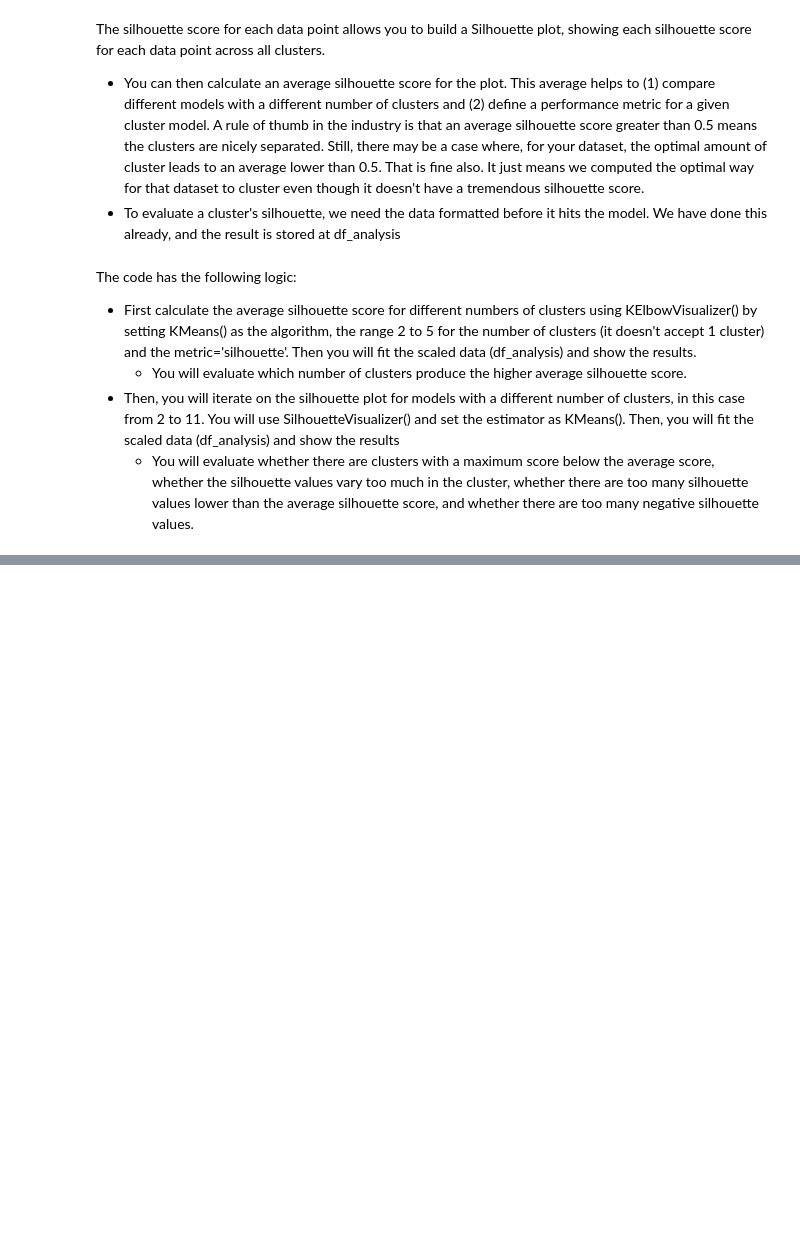
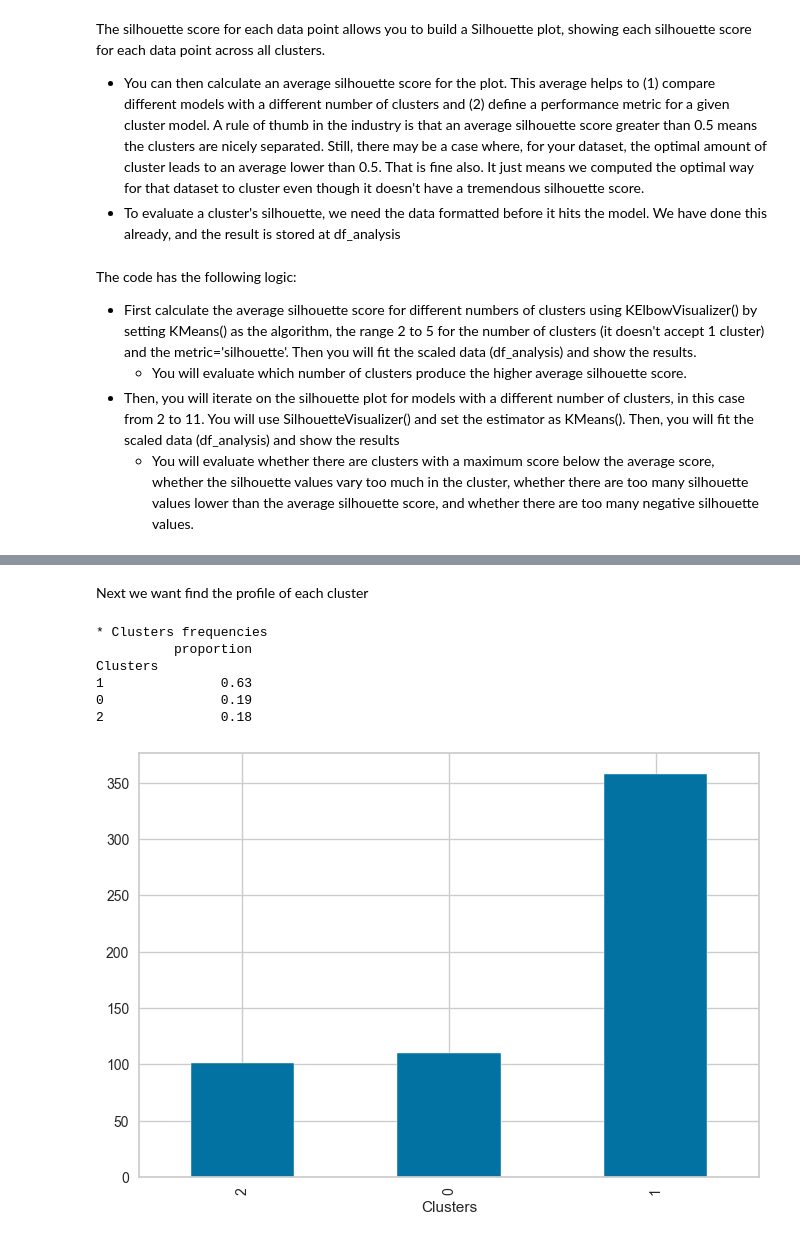
Before and after one commit to Mikeecee1/ML_practice, a Jupyter notebook: jupyter_notebooks/ML_cluster.ipynb, the cells around one changed output, grey strips where cells are left out. Cells and saved outputs as stored; diff of their text form; code cells hidden in the pictures; blank space fills up the shorter version.

Commit message:
Finished fitting pipeline, added classification report

```diff
--- a/jupyter_notebooks/ML_cluster.ipynb
+++ b/jupyter_notebooks/ML_cluster.ipynb
@@ -381,0 +366,18 @@ IndentationError: expected an indented block after 'try' statement on line 2 (55
+# %%
+#update n_clusters based on above analysis
+##Assign n_clusters as a parameter?
+def PipelineCluster():
+  pipeline_base = Pipeline([
+
+      ( 'MeanMedianImputer', MeanMedianImputer(imputation_method='median',
+                                               variables=['mean smoothness']) ),
+
+      ("scaler", StandardScaler()  ),
+
+      ("PCA",  PCA(n_components=7, random_state=0)),
+
+      ("model", KMeans(n_clusters=3, random_state=0)  ),  ##### update n_clusters to 3
+  ])
+  return pipeline_base
+
+PipelineCluster()
@@ -381,0 +396,5 @@ IndentationError: expected an indented block after 'try' statement on line 2 (55
+# %%
+#create a copy of the data for training
+X = df.copy()
+print(X.shape)
+X.head(3)
@@ -381,0 +408,4 @@ IndentationError: expected an indented block after 'try' statement on line 2 (55
+# %%
+#fit the pipeline to the data
+pipeline_cluster = PipelineCluster()
+pipeline_cluster.fit(X)
@@ -381,0 +426,5 @@ IndentationError: expected an indented block after 'try' statement on line 2 (55
+# %%
+#add cluster predictions to the dataset
+X['Clusters'] = pipeline_cluster['model'].labels_
+print(X.shape)
+X.head(3)
@@ -381,0 +438,14 @@ IndentationError: expected an indented block after 'try' statement on line 2 (55
+# %% [markdown]
+Next we want find the profile of each cluster
+# %%
+print(f"* Clusters frequencies \n{ X['Clusters'].value_counts(normalize=True).to_frame().round(2)} \n\n")
+X['Clusters'].value_counts().sort_values().plot(kind='bar')
+plt.show()
+# %% [output]
+* Clusters frequencies
+          proportion
+Clusters
+1               0.63
+0               0.19
+2               0.18
+[figure, added]
```
Also changed, not shown: parts of 26 cells of this notebook, 1 other file.
